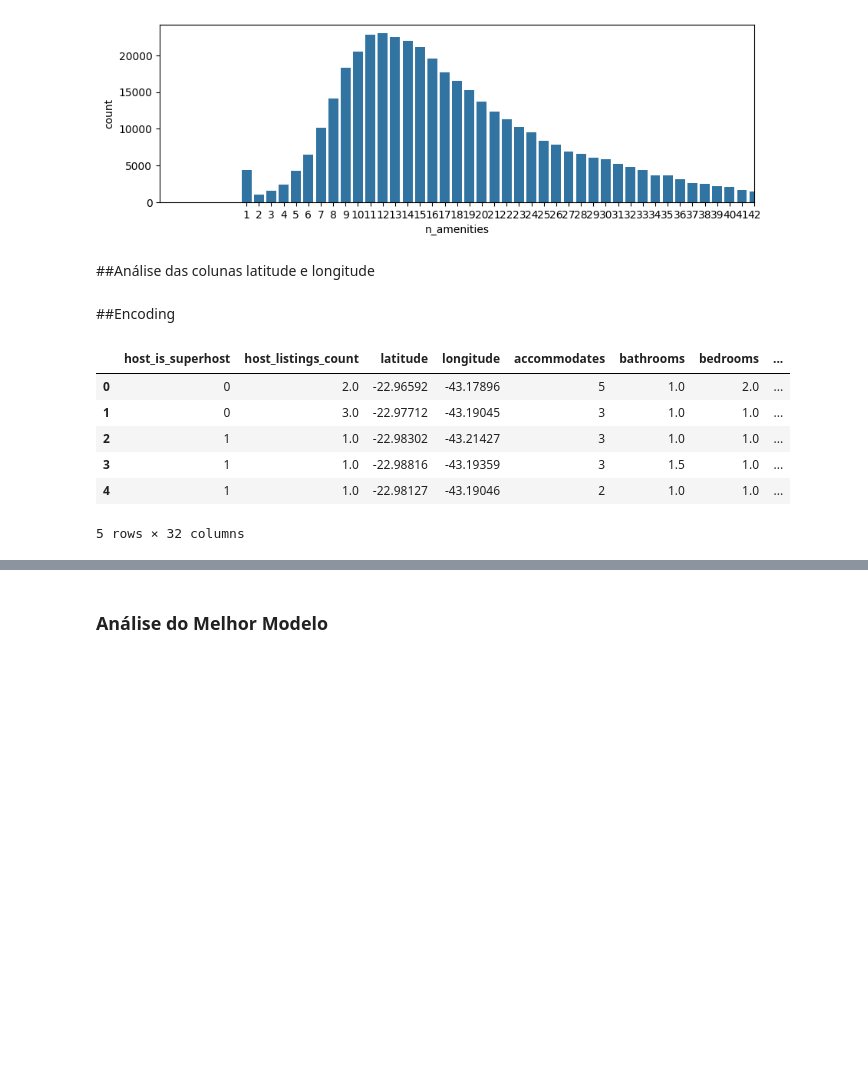
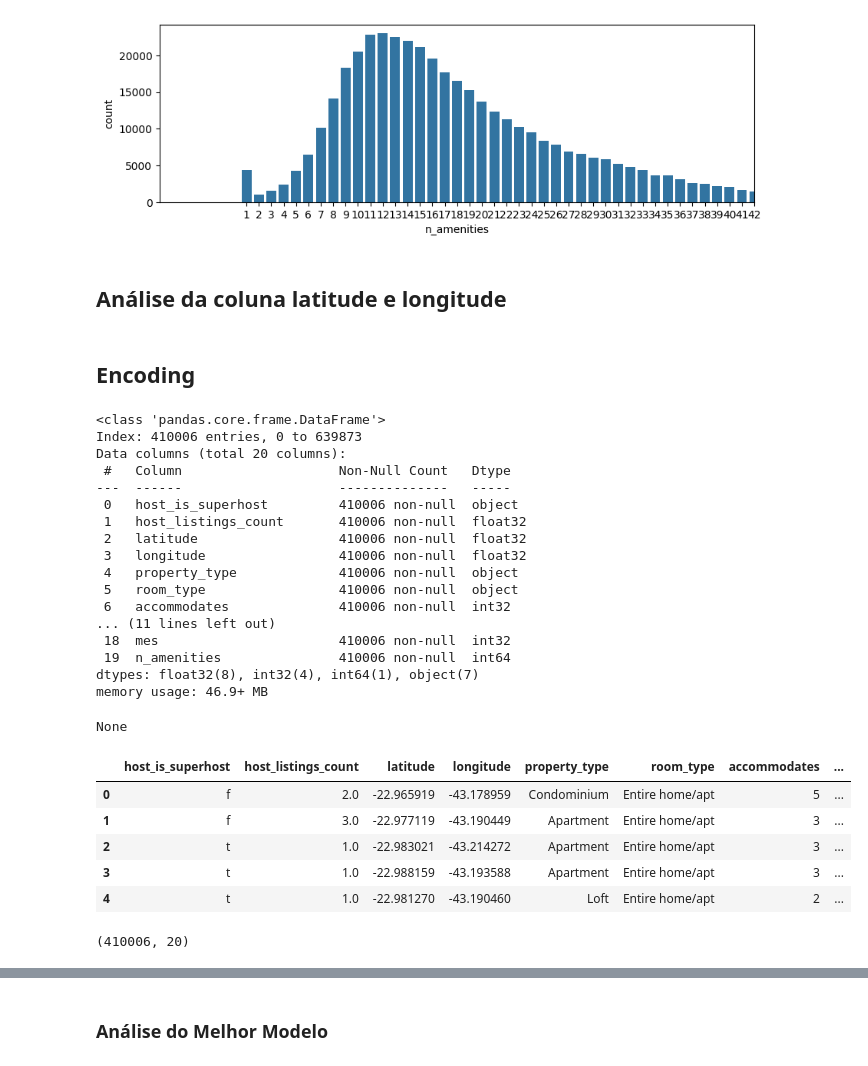
Before and after one commit to tamycprata/Projeto_ML_Airbnb_RJ, a Jupyter notebook: ML_Airbnb_Rio.ipynb, the cells around one changed output, grey strips where cells are left out. Cells and saved outputs as stored; diff of their text form; code cells hidden in the pictures; blank space fills up the shorter version.

```diff
--- a/ML_Airbnb_Rio.ipynb
+++ b/ML_Airbnb_Rio.ipynb
@@ -1093,8 +1086,8 @@ grafico_barra(base_airbnb['n_amenities'])
 # %%
 # Retirando a coluna amenities
 base_airbnb = base_airbnb.drop('amenities',axis=1 )
-# %% [markdown]
-##Análise das colunas latitude e longitude
+# %% [markdown]
+## Análise da coluna latitude e longitude
 # %%
 # https://plotly.com/python/mapbox-to-maplibre/
 
@@ -1121,8 +1114,40 @@ mapa = px.density_map(
 )
 
 mapa.show()
-# %% [markdown]
-##Encoding
+# %% [markdown]
+## Encoding
+# %%
+# Cria uma copia para realizar o encoding
+base_airbnb_encoded = base_airbnb.copy()
+display(base_airbnb_encoded.info())
+display(base_airbnb_encoded.head())
+base_airbnb_encoded.shape
+# %% [output]
+<class 'pandas.core.frame.DataFrame'>
+Index: 410006 entries, 0 to 639873
+Data columns (total 20 columns):
+ #   Column                    Non-Null Count   Dtype
+---  ------                    --------------   -----
+ 0   host_is_superhost         410006 non-null  object
+ 1   host_listings_count       410006 non-null  float32
+ 2   latitude                  410006 non-null  float32
+ 3   longitude                 410006 non-null  float32
+ 4   property_type             410006 non-null  object
+ 5   room_type                 410006 non-null  object
+ 6   accommodates              410006 non-null  int32
+... (11 lines left out)
+ 18  mes                       410006 non-null  int32
+ 19  n_amenities               410006 non-null  int64
+dtypes: float32(8), int32(4), int64(1), object(7)
+memory usage: 46.9+ MB
+None
+|  | host_is_superhost | host_listings_count | latitude | longitude | property_type | room_type | accommodates | ... |
+| 0 | f | 2.0 | -22.965919 | -43.178959 | Condominium | Entire home/apt | 5 | ... |
+| 1 | f | 3.0 | -22.977119 | -43.190449 | Apartment | Entire home/apt | 3 | ... |
+| 2 | t | 1.0 | -22.983021 | -43.214272 | Apartment | Entire home/apt | 3 | ... |
+| 3 | t | 1.0 | -22.988159 | -43.193588 | Apartment | Entire home/apt | 3 | ... |
+| 4 | t | 1.0 | -22.981270 | -43.190460 | Loft | Entire home/apt | 2 | ... |
+(410006, 20)
 # %%
 # Colunas com valores True ou False, vamos substituir True por 1 e False por 0.
 colunas_tf = ['host_is_superhost', 'instant_bookable', 'is_business_travel_ready']
@@ -1133,23 +1157,0 @@ for coluna in colunas_tf:
-# %%
-# Colunas de Categoria (valores da coluna são textos) vamos utilizar o método de encoding de variáveis dummies
-colunas_categorias = ['property_type', 'room_type', 'bed_type', 'cancellation_policy']
-# base_airbnb_cod = pd.get_dummies(data=base_airbnb_cod, columns=colunas_categorias)
-# display(base_airbnb_cod.head())
-
-
-# base_airbnb = pd.get_dummies(data=base_airbnb, columns=colunas_categorias)
-
-for coluna in colunas_categorias:
-    base_airbnb = pd.get_dummies(data=base_airbnb, columns=[coluna])
-
-
-
-display(base_airbnb.head())
-# %% [output]
-|  | host_is_superhost | host_listings_count | latitude | longitude | accommodates | bathrooms | bedrooms | ... |
-| 0 | 0 | 2.0 | -22.96592 | -43.17896 | 5 | 1.0 | 2.0 | ... |
-| 1 | 0 | 3.0 | -22.97712 | -43.19045 | 3 | 1.0 | 1.0 | ... |
-| 2 | 1 | 1.0 | -22.98302 | -43.21427 | 3 | 1.0 | 1.0 | ... |
-| 3 | 1 | 1.0 | -22.98816 | -43.19359 | 3 | 1.5 | 1.0 | ... |
-| 4 | 1 | 1.0 | -22.98127 | -43.19046 | 2 | 1.0 | 1.0 | ... |
-5 rows × 32 columns
```
Also changed, not shown: parts of 66 cells of this notebook.
